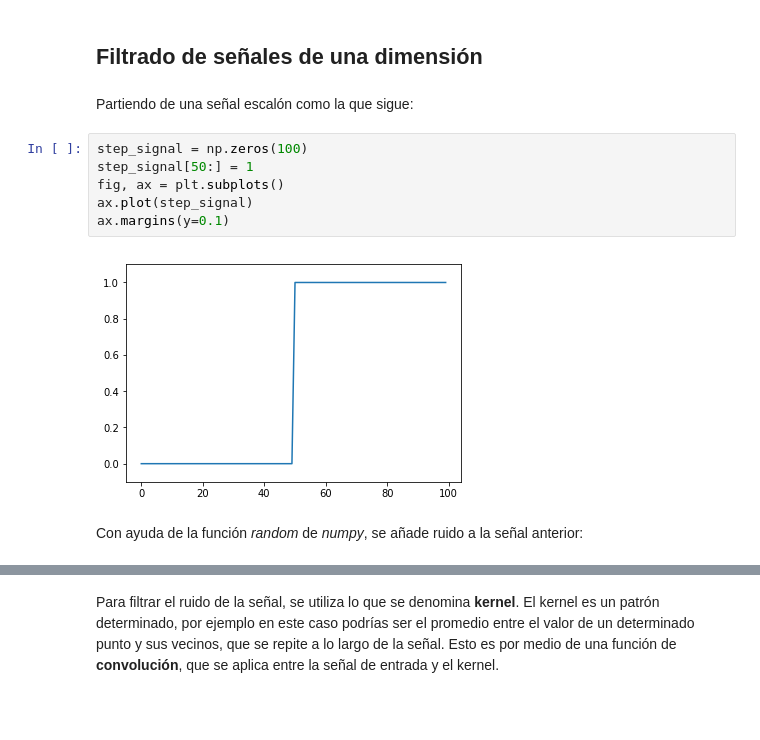
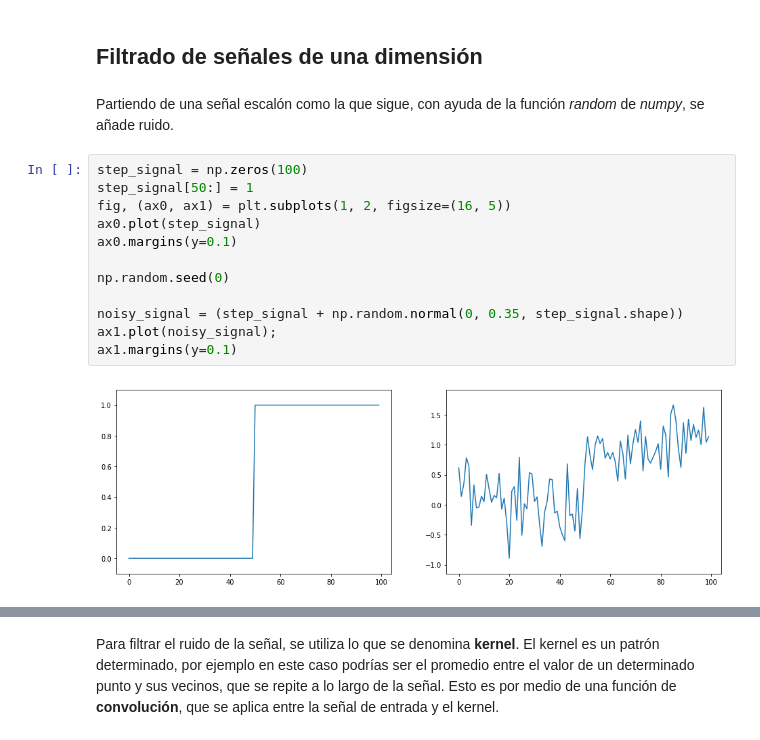
Before and after one commit to gonzafernan/fruit-classifier, a Jupyter notebook: 02-filtracion.ipynb, the cells around one changed output, grey strips where cells are left out. Cells and saved outputs as stored; diff of their text form; blank space fills up the shorter version.

```diff
--- a/02-filtracion.ipynb
+++ b/02-filtracion.ipynb
@@ -34,14 +34,18 @@ El filtrado de las imágenes es importante porque ayudará a quitar el ruido de
 # %% [markdown]
 ## Filtrado de señales de una dimensión
 # %% [markdown]
-Partiendo de una señal escalón como la que sigue:
+Partiendo de una señal escalón como la que sigue, con ayuda de la función _random_ de _numpy_, se añade ruido.
 # %%
 step_signal = np.zeros(100)
 step_signal[50:] = 1
-fig, ax = plt.subplots()
-ax.plot(step_signal)
-ax.margins(y=0.1)
+fig, (ax0, ax1) = plt.subplots(1, 2, figsize=(16, 5))
+ax0.plot(step_signal)
+ax0.margins(y=0.1)
+
+np.random.seed(0)
+
+noisy_signal = (step_signal + np.random.normal(0, 0.35, step_signal.shape))
+ax1.plot(noisy_signal);
+ax1.margins(y=0.1)
 # %% [output]
-[figure, old version]
+[figure, new version]
-# %% [markdown]
-Con ayuda de la función _random_ de _numpy_, se añade ruido a la señal anterior:
```
Also changed, not shown: parts of 8 cells of this notebook.
